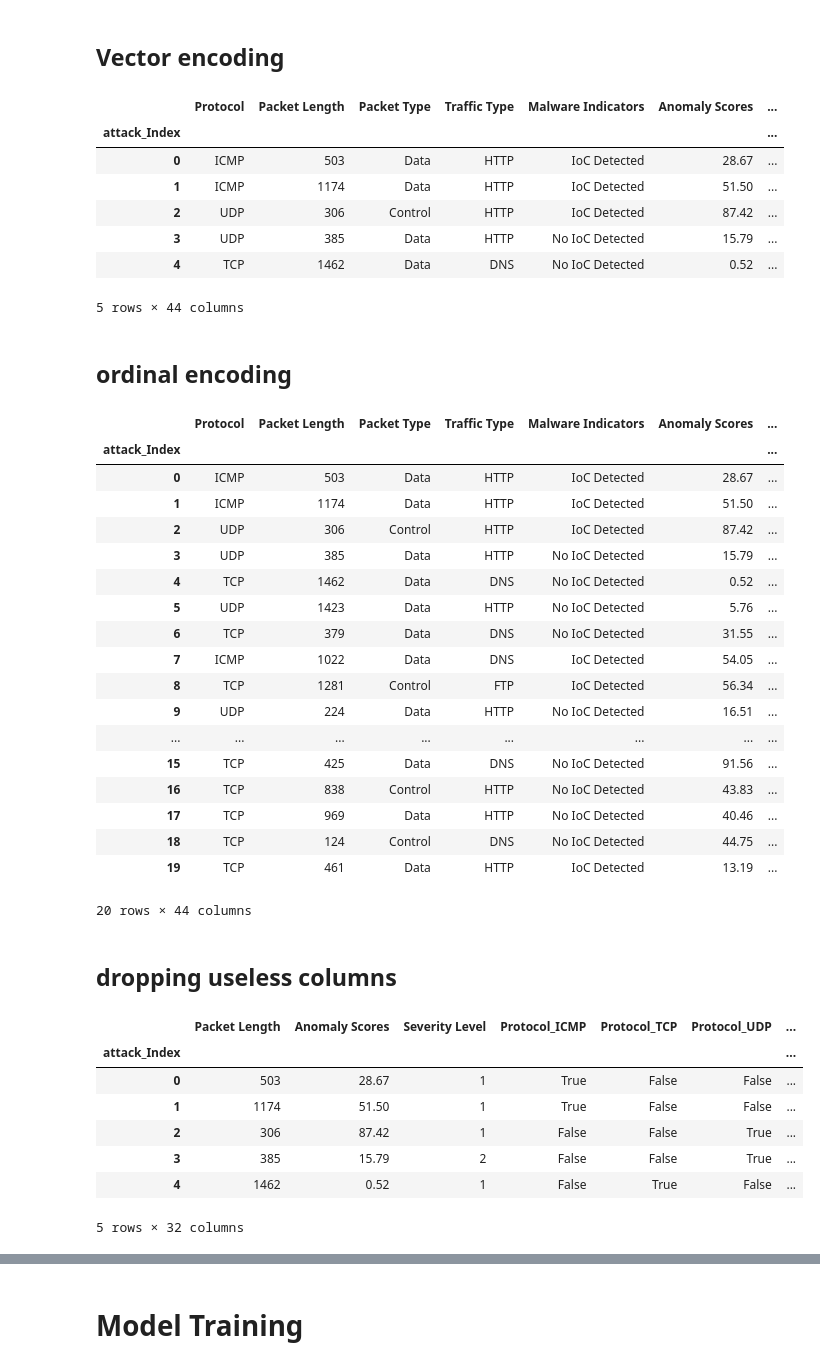
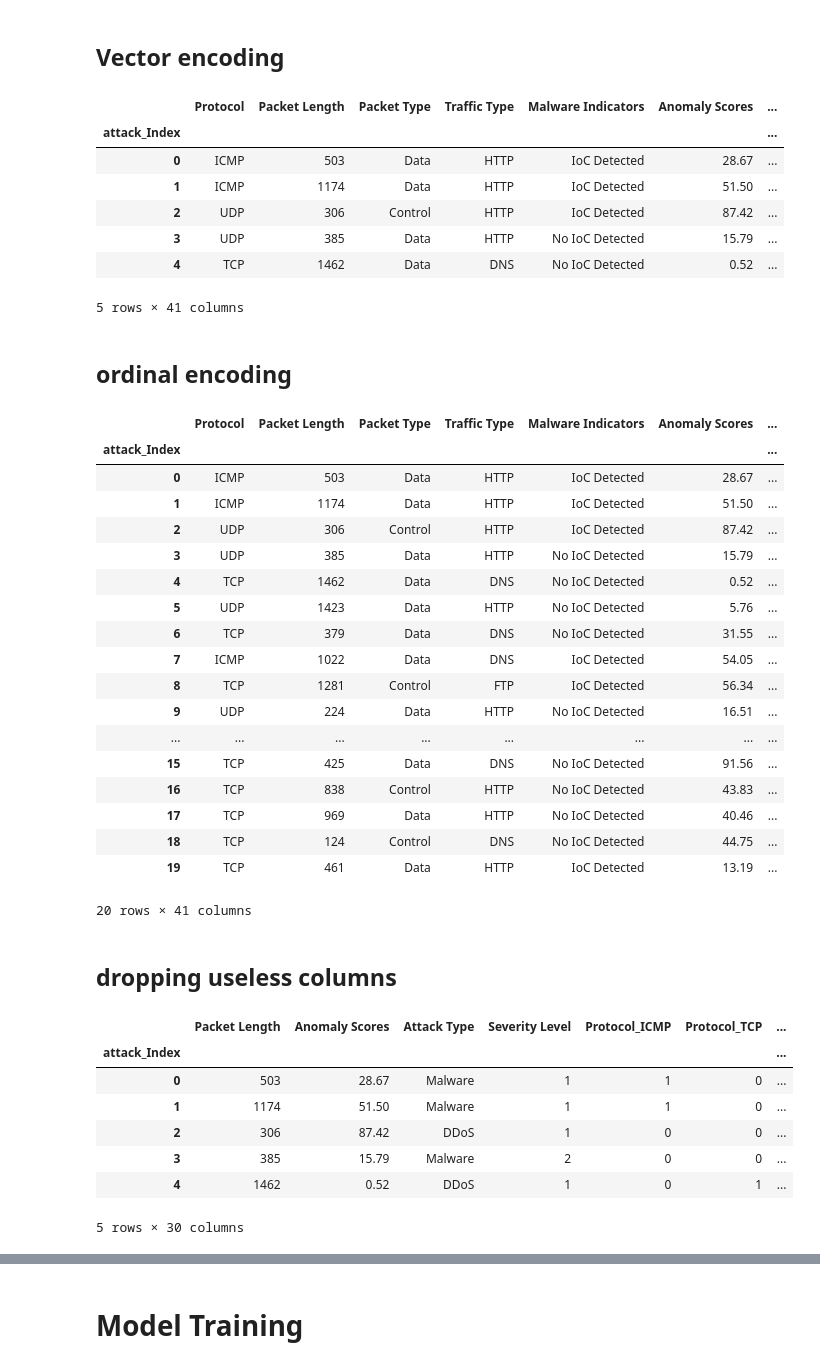
Before and after one commit to jasensteve10/DSTI_ML_PROJECT_CYBERSECURITY, a Jupyter notebook: EDA/EDA_JASEN/eda_crypto.ipynb, the cells around one changed output, grey strips where cells are left out. Saved outputs shown, nothing was run; the diff lists cells and outputs as text; code cells hidden in the pictures.

```diff
--- a/EDA/EDA_JASEN/eda_crypto.ipynb
+++ b/EDA/EDA_JASEN/eda_crypto.ipynb
@@ -247,12 +247,12 @@ memory usage: 1.4 MB
 ## Vector encoding
 # %%
 # Encoding categorical columns using get_dummies
-categorical_columns = ['Protocol', 'Packet Type', 'Traffic Type', 'Malware Indicators', 'Alerts/Warnings', 'Attack Type', 'Attack Signature', 'Action Taken', 'Network Segment', 'Firewall Logs', 'IDS/IPS Alerts', 'Log Source']
+categorical_columns = ['Protocol', 'Packet Type', 'Traffic Type', 'Malware Indicators', 'Alerts/Warnings', 'Attack Signature', 'Action Taken', 'Network Segment', 'Firewall Logs', 'IDS/IPS Alerts', 'Log Source']
 
 #df_encoded = new_df.copy()
 
 for col in categorical_columns:
-    dummies = pd.get_dummies(new_df[col], prefix=col)
+    dummies = pd.get_dummies(new_df[col], prefix=col, dtype=int)
     new_df = pd.concat([new_df, dummies], axis=1)
     #df_encoded = df_encoded.drop(columns=[col])
 # %%
@@ -265,7 +265,7 @@ new_df.head(5)
 | 2 | UDP | 306 | Control | HTTP | IoC Detected | 87.42 | ... |
 | 3 | UDP | 385 | Data | HTTP | No IoC Detected | 15.79 | ... |
 | 4 | TCP | 1462 | Data | DNS | No IoC Detected | 0.52 | ... |
-5 rows × 44 columns
+5 rows × 41 columns
 # %% [markdown]
 ## ordinal encoding
 # %%
@@ -298,22 +298,22 @@ new_df.head(20)
 | 17 | TCP | 969 | Data | HTTP | No IoC Detected | 40.46 | ... |
 | 18 | TCP | 124 | Control | DNS | No IoC Detected | 44.75 | ... |
 | 19 | TCP | 461 | Data | HTTP | IoC Detected | 13.19 | ... |
-20 rows × 44 columns
+20 rows × 41 columns
 # %% [markdown]
 ## dropping useless columns
 # %%
-columns_to_drop = ['Protocol', 'Packet Type', 'Traffic Type', 'Malware Indicators', 'Alerts/Warnings', 'Attack Type', 'Attack Signature', 'Action Taken', 'Network Segment', 'Firewall Logs', 'IDS/IPS Alerts', 'Log Source']
+columns_to_drop = ['Protocol', 'Packet Type', 'Traffic Type', 'Malware Indicators', 'Alerts/Warnings', 'Attack Signature', 'Action Taken', 'Network Segment', 'Firewall Logs', 'IDS/IPS Alerts', 'Log Source']
 new_df = new_df.drop(columns=columns_to_drop)
 new_df.head(5)
 # %% [output]
-|  | Packet Length | Anomaly Scores | Severity Level | Protocol_ICMP | Protocol_TCP | Protocol_UDP | ... |
+|  | Packet Length | Anomaly Scores | Attack Type | Severity Level | Protocol_ICMP | Protocol_TCP | ... |
 | attack_Index |  |  |  |  |  |  | ... |
-| 0 | 503 | 28.67 | 1 | True | False | False | ... |
-| 1 | 1174 | 51.50 | 1 | True | False | False | ... |
-| 2 | 306 | 87.42 | 1 | False | False | True | ... |
-| 3 | 385 | 15.79 | 2 | False | False | True | ... |
-| 4 | 1462 | 0.52 | 1 | False | True | False | ... |
+| 0 | 503 | 28.67 | Malware | 1 | 1 | 0 | ... |
+| 1 | 1174 | 51.50 | Malware | 1 | 1 | 0 | ... |
+| 2 | 306 | 87.42 | DDoS | 1 | 0 | 0 | ... |
+| 3 | 385 | 15.79 | Malware | 2 | 0 | 0 | ... |
+| 4 | 1462 | 0.52 | DDoS | 1 | 0 | 1 | ... |
-5 rows × 32 columns
+5 rows × 30 columns
 # %%
 new_df = new_df.drop(columns=['attack_Index']) ## see the part of new df loading making this column the index column
 new_df.head(5)
```
Also changed, not shown: parts of 29 cells of this notebook.
